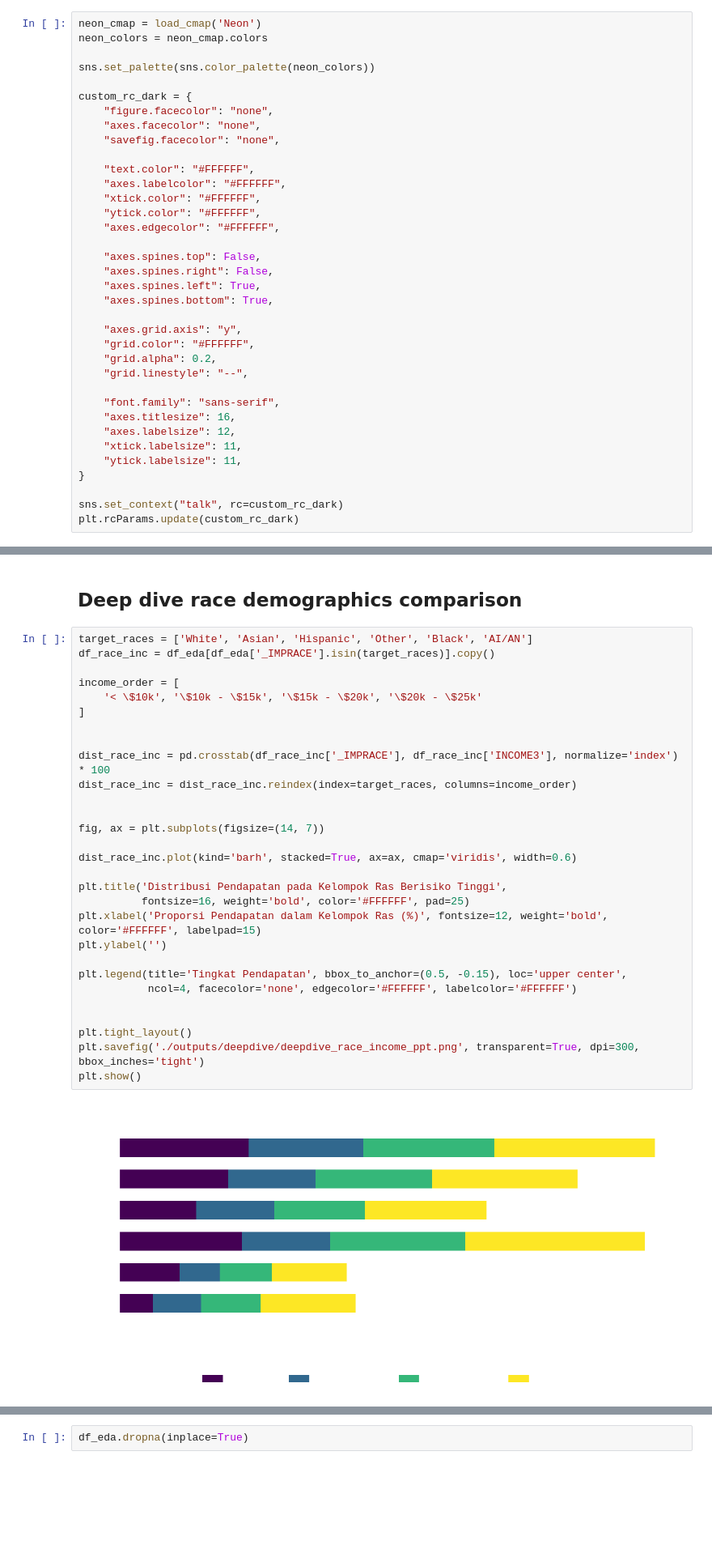
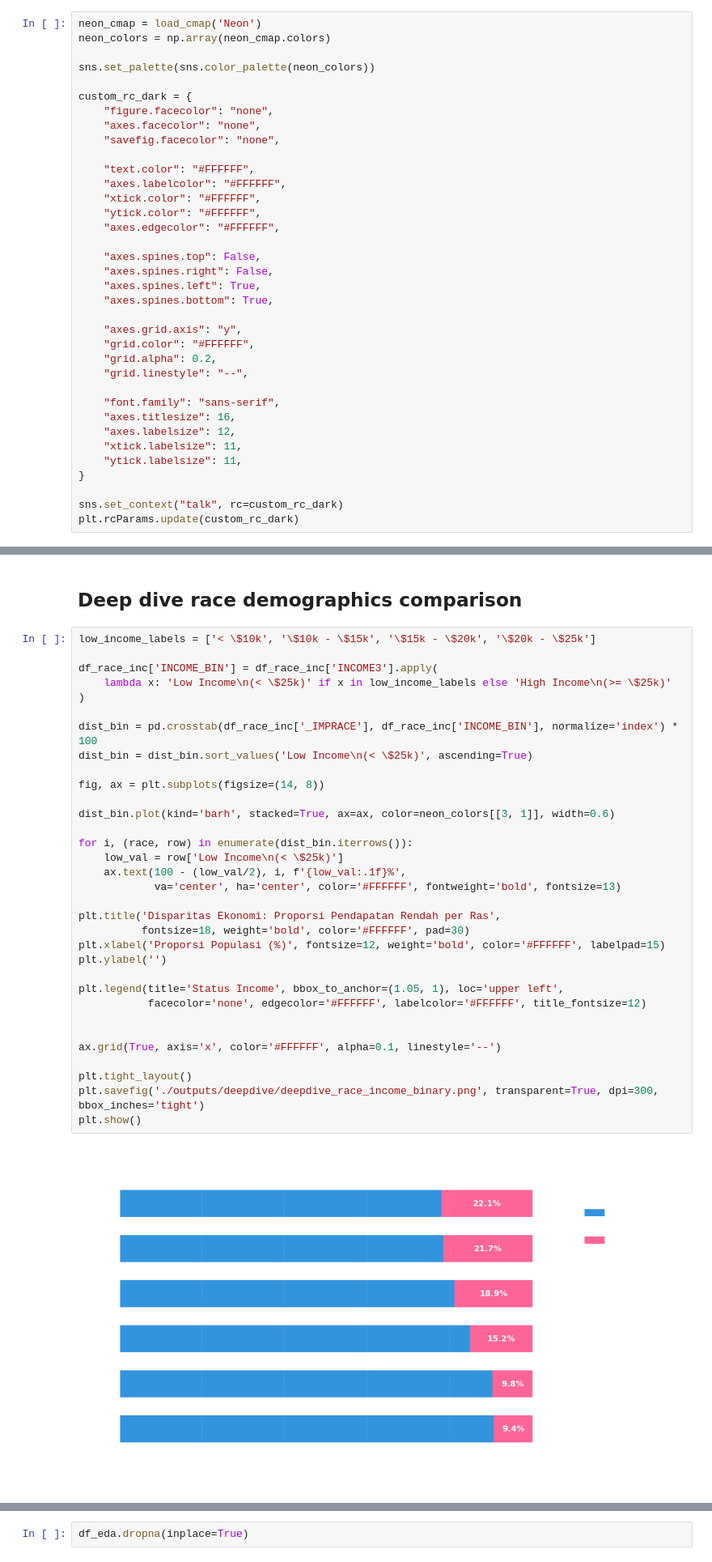
Before and after one commit to yukienjoyer7/Diabetes-Early-Diagnosis-BRFSS-2024, a Jupyter notebook: EDA_Demographics_Dion.ipynb, the cells around one changed output, grey strips where cells are left out. Shown at 81% size. Saved outputs shown, nothing was run; the diff lists cells and outputs as text; blank space fills up the shorter version.

Commit message:
feat: addbusiness question and internal insight + deep dive graph revision

```diff
--- a/EDA_Demographics_Dion.ipynb
+++ b/EDA_Demographics_Dion.ipynb
@@ -241,7 +250,7 @@ Index(['MARITAL', 'EDUCA', 'EMPLOY1', 'INCOME3', 'CHILDREN', '_BMI5',
       dtype='str')
 # %%
 neon_cmap = load_cmap('Neon')
-neon_colors = neon_cmap.colors
+neon_colors = np.array(neon_cmap.colors)
 
 sns.set_palette(sns.color_palette(neon_colors))
 
@@ -801,34 +792,38 @@ Passing `palette` without assigning `hue` is deprecated and will be removed in v
 # %% [markdown]
 ## Deep dive race demographics comparison
 # %%
-target_races = ['White', 'Asian', 'Hispanic', 'Other', 'Black', 'AI/AN']
-df_race_inc = df_eda[df_eda['_IMPRACE'].isin(target_races)].copy()
+low_income_labels = ['< \$10k', '\$10k - \$15k', '\$15k - \$20k', '\$20k - \$25k']
 
-income_order = [
-    '< \$10k', '\$10k - \$15k', '\$15k - \$20k', '\$20k - \$25k'
-]
+df_race_inc['INCOME_BIN'] = df_race_inc['INCOME3'].apply(
+    lambda x: 'Low Income\n(< \$25k)' if x in low_income_labels else 'High Income\n(>= \$25k)'
+)
+
+dist_bin = pd.crosstab(df_race_inc['_IMPRACE'], df_race_inc['INCOME_BIN'], normalize='index') * 100
+dist_bin = dist_bin.sort_values('Low Income\n(< \$25k)', ascending=True)
+
+fig, ax = plt.subplots(figsize=(14, 8))
+
+dist_bin.plot(kind='barh', stacked=True, ax=ax, color=neon_colors[[3, 1]], width=0.6)
+
+for i, (race, row) in enumerate(dist_bin.iterrows()):
+    low_val = row['Low Income\n(< \$25k)']
+    ax.text(100 - (low_val/2), i, f'{low_val:.1f}%',
+            va='center', ha='center', color='#FFFFFF', fontweight='bold', fontsize=13)
+
+plt.title('Disparitas Ekonomi: Proporsi Pendapatan Rendah per Ras',
+          fontsize=18, weight='bold', color='#FFFFFF', pad=30)
+plt.xlabel('Proporsi Populasi (%)', fontsize=12, weight='bold', color='#FFFFFF', labelpad=15)
+plt.ylabel('')
+
+plt.legend(title='Status Income', bbox_to_anchor=(1.05, 1), loc='upper left',
+           facecolor='none', edgecolor='#FFFFFF', labelcolor='#FFFFFF', title_fontsize=12)
 
 
-dist_race_inc = pd.crosstab(df_race_inc['_IMPRACE'], df_race_inc['INCOME3'], normalize='index') * 100
-dist_race_inc = dist_race_inc.reindex(index=target_races, columns=income_order)
-
-
-fig, ax = plt.subplots(figsize=(14, 7))
-
-dist_race_inc.plot(kind='barh', stacked=True, ax=ax, cmap='viridis', width=0.6)
-
-plt.title('Distribusi Pendapatan pada Kelompok Ras Berisiko Tinggi',
-          fontsize=16, weight='bold', color='#FFFFFF', pad=25)
-plt.xlabel('Proporsi Pendapatan dalam Kelompok Ras (%)', fontsize=12, weight='bold', color='#FFFFFF', labelpad=15)
-plt.ylabel('')
-
-plt.legend(title='Tingkat Pendapatan', bbox_to_anchor=(0.5, -0.15), loc='upper center',
-           ncol=4, facecolor='none', edgecolor='#FFFFFF', labelcolor='#FFFFFF')
-
+ax.grid(True, axis='x', color='#FFFFFF', alpha=0.1, linestyle='--')
 
 plt.tight_layout()
-plt.savefig('./outputs/deepdive/deepdive_race_income_ppt.png', transparent=True, dpi=300, bbox_inches='tight')
+plt.savefig('./outputs/deepdive/deepdive_race_income_binary.png', transparent=True, dpi=300, bbox_inches='tight')
 plt.show()
 # %% [output]
-[figure, old version]
+[figure, new version]
 # %%
```
Also changed, not shown: parts of 35 cells of this notebook, 16 other files.
